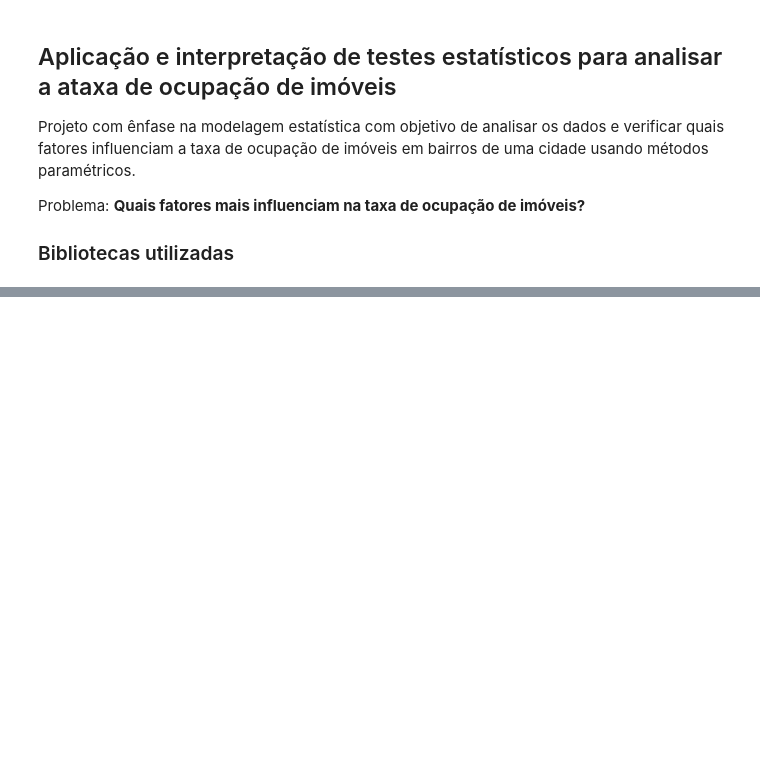
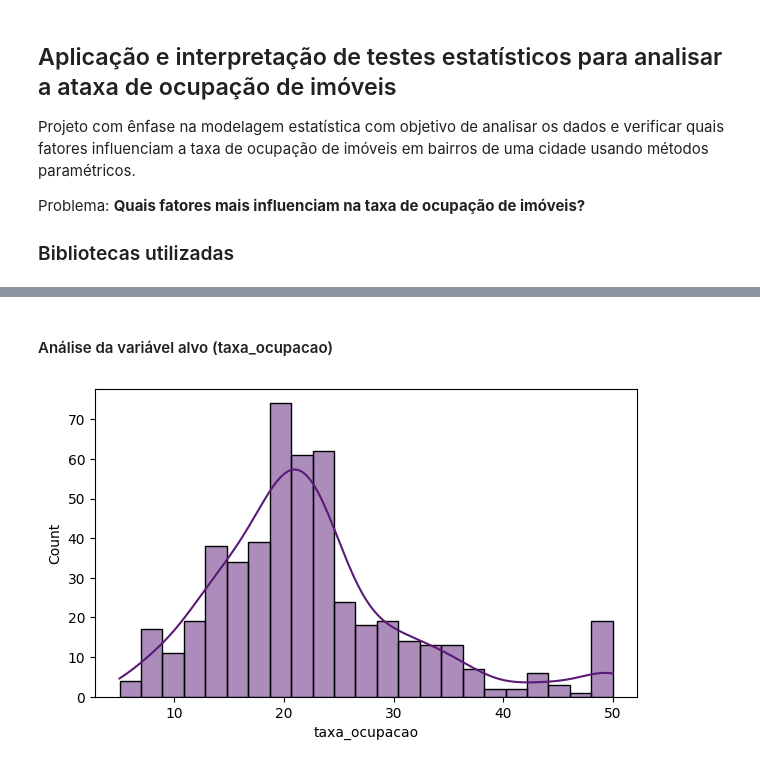
Before and after one commit to prisciladalepiane/machine-learning, a Jupyter notebook: 02-mat-est-aplicada/07-ocupacao-imoveis.ipynb, the cells around one changed output, grey strips where cells are left out. Cells and saved outputs as stored; diff of their text form; code cells hidden in the pictures; blank space fills up the shorter version.

Commit message:
Análises iniciais dos dados

```diff
--- a/02-mat-est-aplicada/07-ocupacao-imoveis.ipynb
+++ b/02-mat-est-aplicada/07-ocupacao-imoveis.ipynb
@@ -37,0 +40,3 @@ warnings.filterwarnings('ignore')
+# %%
+dados = pd.read_csv('/home/priscila/Downloads/1-Mat/dados/dataset_imoveis.csv')
+dados.head()
@@ -37,0 +86,9 @@ warnings.filterwarnings('ignore')
+# %% [markdown]
+#### Análise da variável alvo (taxa_ocupacao)
+# %%
+# Plot do histograma
+plt.figure(figsize = (7, 4))
+sns.histplot(data = dados, x = dados.taxa_ocupacao, kde = True, color = "#5A1A77")
+plt.show()
+# %% [output]
+[figure, added]
```
Also changed, not shown: parts of 14 cells of this notebook.
